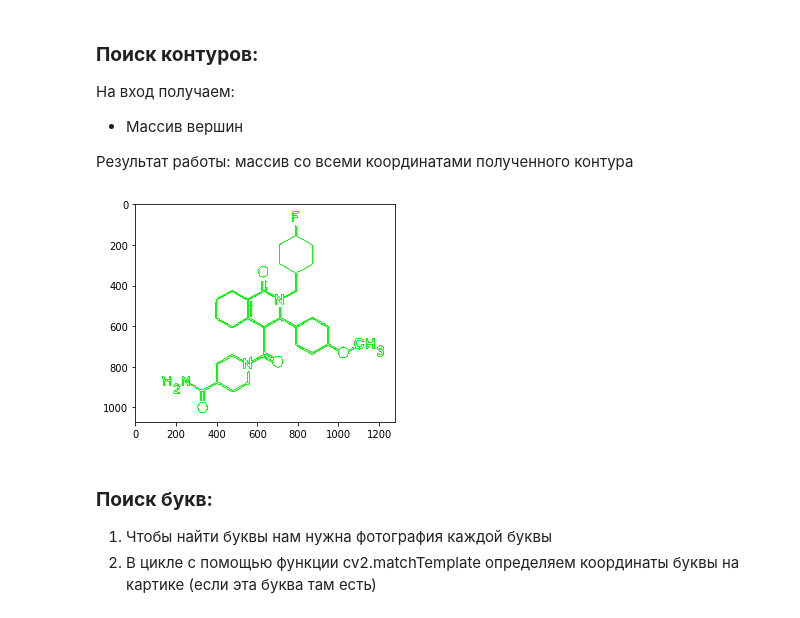
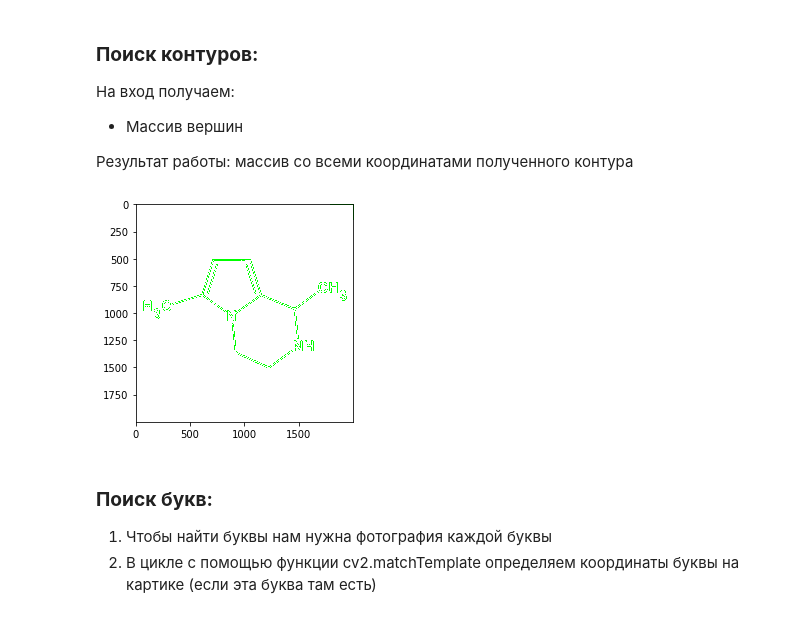
Before and after one commit to abstract-dog/abstract_dog, a Jupyter notebook: functions.ipynb, the cells around one changed output. Saved outputs shown, nothing was run; the diff lists cells and outputs as text; code cells hidden in the pictures.

```diff
--- a/functions.ipynb
+++ b/functions.ipynb
@@ -58,7 +58,7 @@ plt.imsave('big111.jpg', resize_img(img, 1))
 Результат работы: сохраненное изображение с названием big
 # %%
 def resize_img(img, scale):
-  return cv2.resize(img,(img.shape[1] * scale, img.shape[0] * scale))
+  return cv2.resize(img,((int)(img.shape[1] * scale), int(img.shape[0] * scale)))
 # %% [markdown]
 ### **Поиск вершин с помощью детектора Канни:**
 
@@ -107,18 +107,18 @@ cv2.waitKey(0)
 def get_contours(edged):
   return cv2.findContours(edged, cv2.RETR_EXTERNAL, cv2.CHAIN_APPROX_SIMPLE)[-2:]
 # %%
-image = cv2.imread('3.jpg')
+image = resize_img(cv2.imread('4.jpg'), 0.3)
 
 edged = define_edged(image, 30, 200)
 contours, hierarchy = get_contours(edged)
 
 image[::] = 255
 cv2.drawContours(image, contours, -1, (0, 255, 0), 3)
 
 plt.imshow(image)
 plt.show()
 # %% [output]
-[figure, old version]
+[figure, new version]
 # %% [markdown]
 ### **Поиск букв:**
 
```
Also changed, not shown: parts of 1 cell of this notebook.
